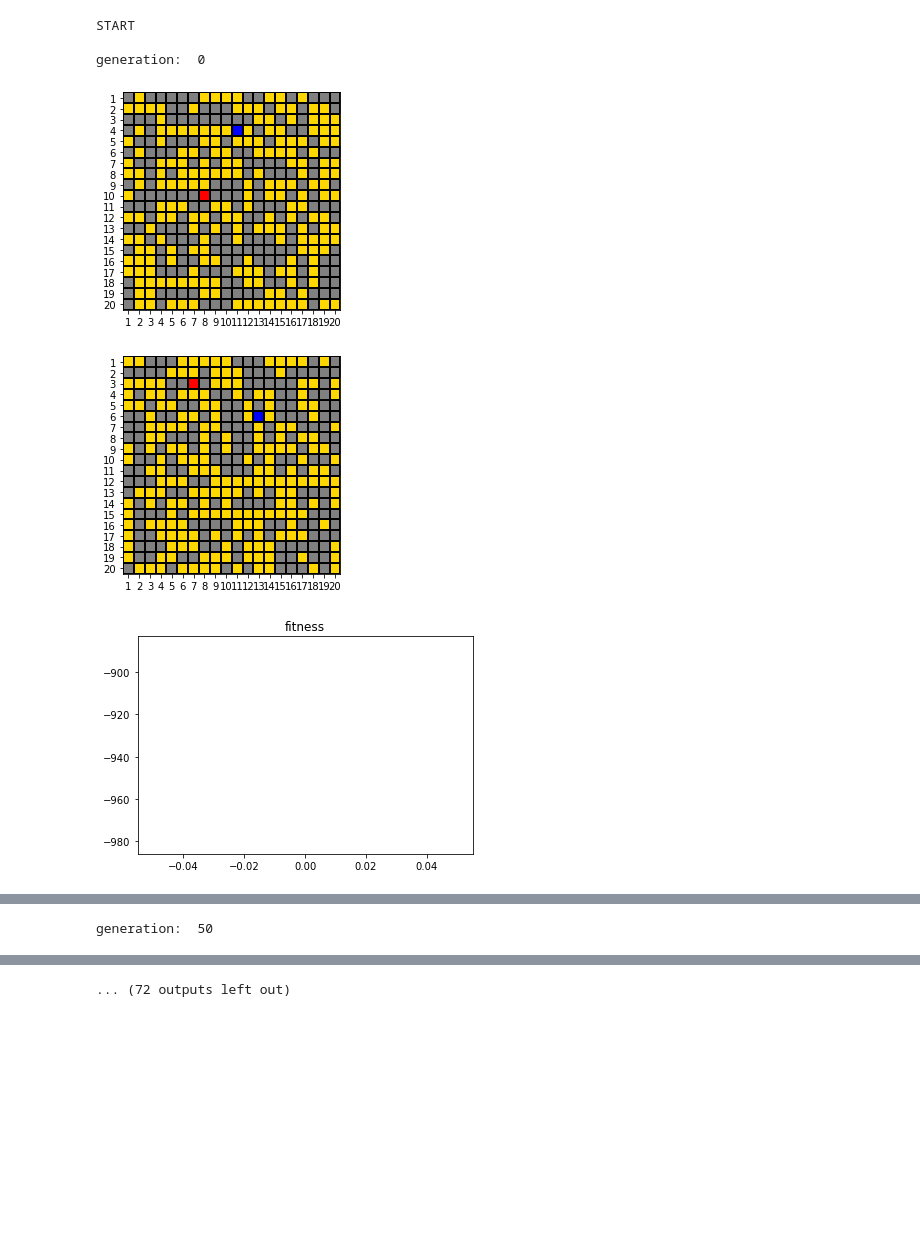
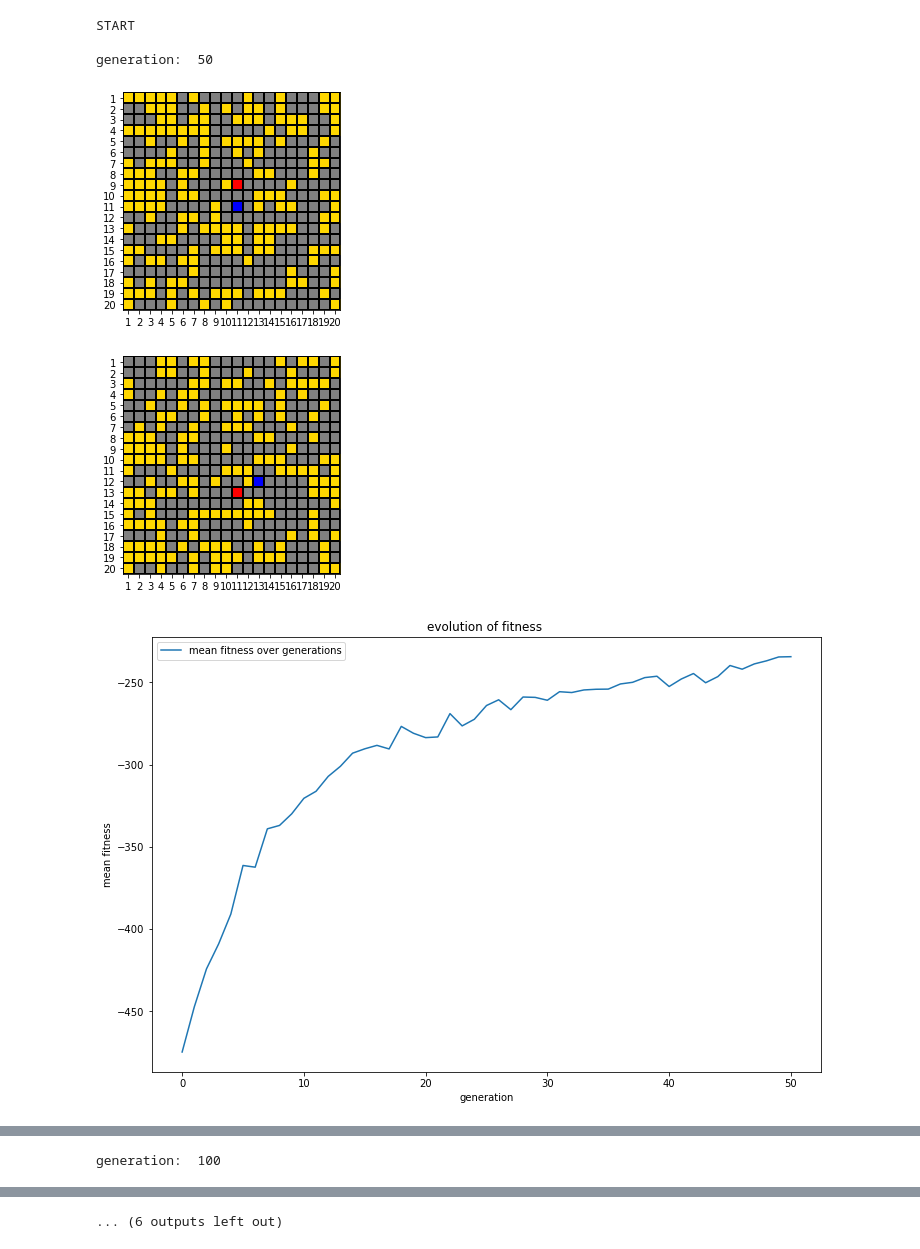
Before and after one commit to CorentinSeznec/algoGenetique, a Jupyter notebook: genetic algo.ipynb, the cells around one changed output, grey strips where cells are left out. Drawn from its saved outputs; the diff is of its cells as text; code cells hidden in the pictures; blank space fills up the shorter version.

```diff
--- a/genetic algo.ipynb
+++ b/genetic algo.ipynb
@@ -235,7 +254,7 @@ class genetic_agent:
 
             # check if end is in the main path
             if not _map.end_reachable:
-                fitness -= self.SIZE_X * self.SIZE_Y
+                fitness -= self.SIZE_X * 5
 
             # check if some walkable tile are not reachable
             for pos, tile_is_reachable in np.ndenumerate(_map.get_mask()):
@@ -403,7 +422,7 @@ class genetic_agent:
             self.new_generation[idx_child] = deepcopy(_m)
 # %%
 # initialisation
-agent = genetic_agent(n_map = 200,SIZE_X = 20, SIZE_Y =20, number_gen = 1000, mutation_param = 0.0020)
+agent = genetic_agent(n_map = 500,SIZE_X = 20, SIZE_Y =20, number_gen = 3000, mutation_param = 0.0020)
 # %%
 agent.get_random_population()
 
@@ -423,38 +442,57 @@ for gen in range(agent.number_gen):
     ground_tile_to_draw.append(agent.mean_ground_tile)
     dist_to_draw.append(agent.mean_dist)
 
-    if agent.current_gen%50==0:
+    if agent.current_gen%50==0 and agent.current_gen!=0:
         print("\ngeneration: ",agent.current_gen)
         l[0].read_map()
         l[1].read_map()
 
+        fig_fitness = plt.figure(figsize=(12,8))
         plt.plot(range(gen+1), fitness_to_draw)
-        plt.title("fitness")
+        plt.title("evolution of fitness ")
+        plt.xlabel('generation')
+        plt.ylabel('mean fitness')
+        plt.legend(['mean fitness over generations'])
+        fig_fitness.savefig('Graph/fitnessGeneration_'+str(agent.current_gen))
         plt.show()
+
+
+        fig_percentage = plt.figure(figsize=(12,8))
         plt.plot(range(gen+1), ground_tile_to_draw)
         plt.title("percentage of rocks")
+        plt.xlabel('generation')
+        plt.ylabel('percent')
+        plt.legend(['mean percentage over generations'])
+        fig_percentage.savefig('Graph/percentRocks_'+str(agent.current_gen))
         plt.show()
+
+        fig_distance = plt.figure(figsize=(12,8))
         plt.plot(range(gen+1), dist_to_draw)
+        plt.title("distance between start and end")
+        plt.xlabel('generation')
+        plt.ylabel('distance')
+        plt.legend(['mean distance over generations'])
+        plt.savefig('Graph/distance_'+str(agent.current_gen))
         plt.title("distance between start and end")
         plt.show()
 
     # remise à 0
     agent.current_gen +=1
     agent.list_maps = agent.new_generation.copy()
     agent.new_generation.clear()
     agent.list_fitness.clear()
 
 print("final")
 plt.plot(range(agent.number_gen), fitness_to_draw)
 plt.show()
 plt.plot(range(agent.number_gen), ground_tile_to_draw)
 plt.show()
 for _l in l:
     _l.read_map()
 # %% [output]
 START
 
-generation:  0
+generation:  50
-[figure, old version]
+[figure, new version]
-[figure, old version]
+[figure, new version]
-[figure, old version]
+[figure, new version]
@@ -463 +501 @@ generation:  0
-generation:  50
+generation:  100
@@ -469 +507 @@ generation:  50
-... (72 outputs left out)
+... (6 outputs left out)
```
Also changed, not shown: parts of 5 cells of this notebook, 1 other file.
